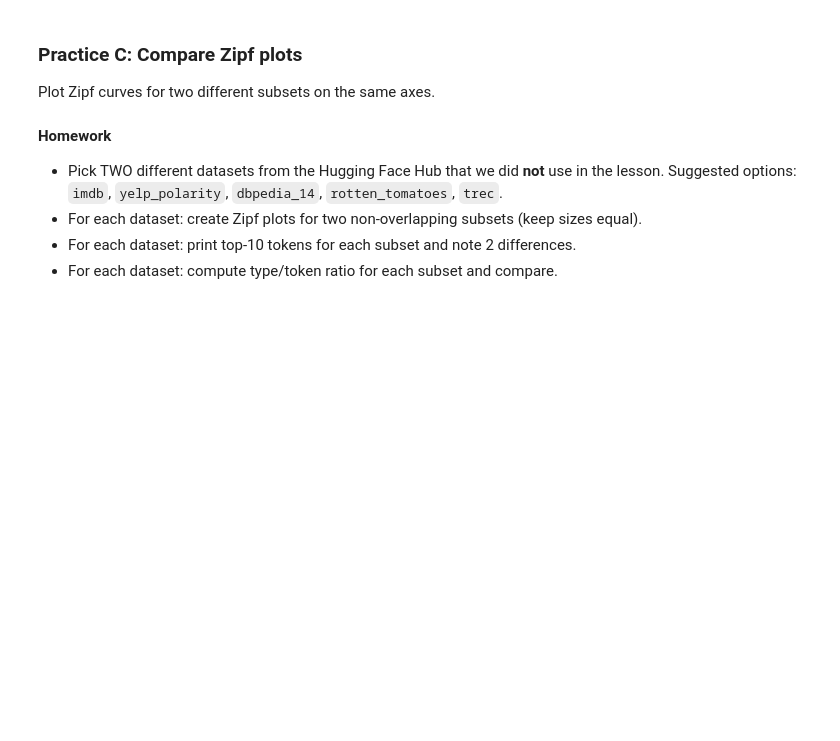
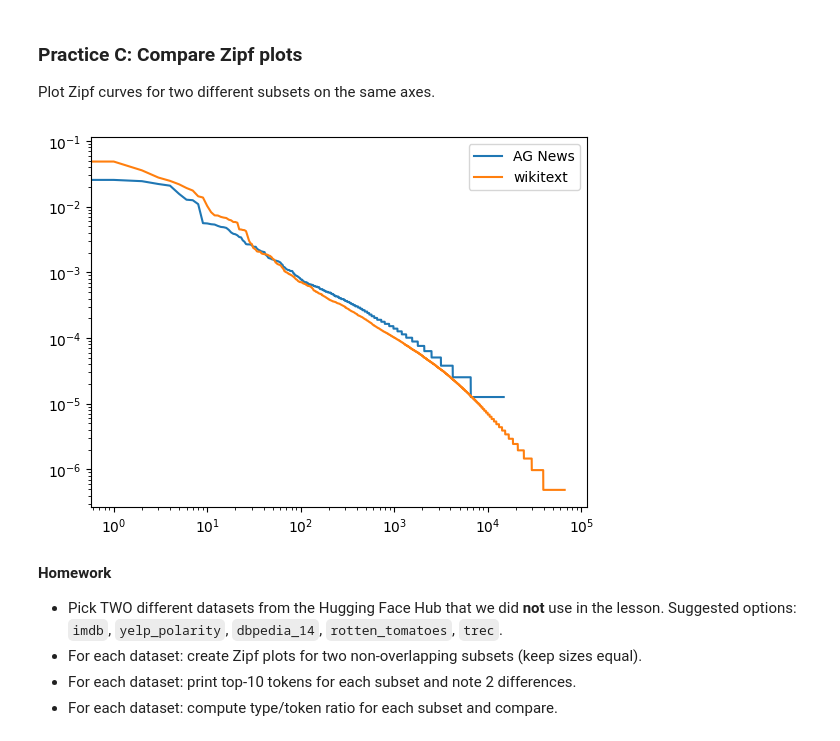
Before and after one commit to cepessh/NLPPython102, a Jupyter notebook: notebooks/lab1_lesson1.ipynb, the cells around one changed output. Cells and saved outputs as stored; diff of their text form; code cells hidden in the pictures; blank space fills up the shorter version.

```diff
--- a/notebooks/lab1_lesson1.ipynb
+++ b/notebooks/lab1_lesson1.ipynb
@@ -139,6 +264,28 @@ plt.show()
 # %% [markdown]
 ### Practice C: Compare Zipf plots
 Plot Zipf curves for two different subsets on the same axes.
+# %%
+subset_a = load_dataset("ag_news", split='train[:2000]')
+# %%
+subset_b = load_dataset('wikitext', name='wikitext-2-raw-v1', split='train')
+# %%
+counts_a = get_token_counts(extract_texts(subset_a, text_field))
+counts_b = get_token_counts(extract_texts(subset_b, text_field))
+# %%
+def normalize(freqs):
+    total = sum(freqs) + 1
+    return [f / total for f in freqs]
+# %%
+freqs_a = normalize(sorted(counts_a.values(), reverse=True))
+freqs_b = normalize(sorted(counts_b.values(), reverse=True))
+
+plt.loglog(freqs_a, label='AG News')
+plt.loglog(freqs_b, label='wikitext')
+
+plt.legend()
+plt.show()
+# %% [output]
+[figure, added]
 # %%
 # TODO: build texts_a and texts_b from subset_a and subset_b
 # Hint: filter out empty strings with .strip()
```
Also changed, not shown: parts of 21 cells of this notebook.
